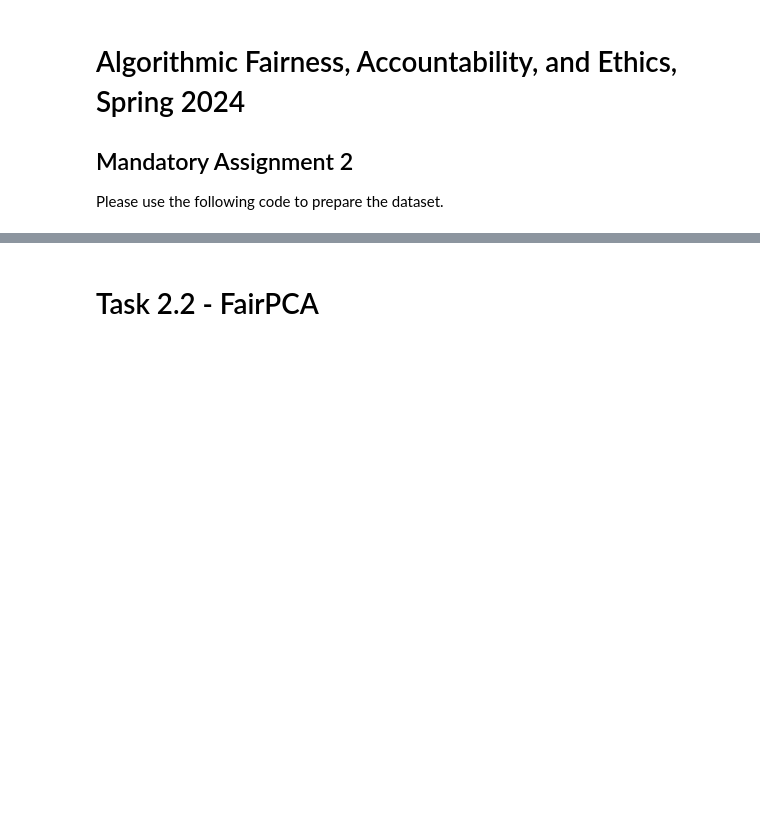
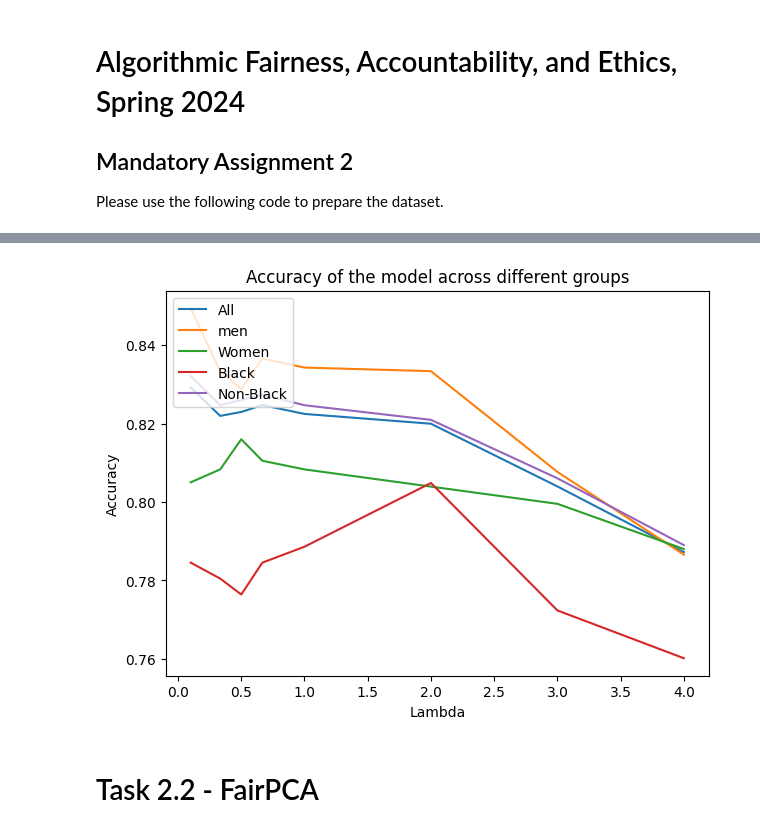
Before and after one commit to hugzito/AF2, a Jupyter notebook: afae24-assignment-02-template.ipynb, the cells around one changed output, grey strips where cells are left out. Saved outputs shown, nothing was run; the diff lists cells and outputs as text; code cells hidden in the pictures; blank space fills up the shorter version.

```diff
--- a/afae24-assignment-02-template.ipynb
+++ b/afae24-assignment-02-template.ipynb
@@ -146,4 +211,7 @@ print(features1['SEX_Female'].value_counts()/len(features1))
 # %%
+scaler = StandardScaler()
+X_train = pd.DataFrame(data = scaler.fit_transform(X_train), columns = X_train.columns, index = X_train.index)
+X_test = pd.DataFrame(data=scaler.transform(X_test), columns=X_test.columns, index=X_test.index)
 Xs_train_p = X_train.values[:, 54:]
 Xs_test_p = X_test.values[:, 54:]
 Xs_train_np = X_train.values[:, :54]
@@ -166,14 +234,17 @@ def debias_features(Xs_np, Xs_p, lambda_param=0.7):
 
     # Return debiased nonprotected features
     return Xs_np_debiased
+
+
 accuracies_all = []
 accuracies_sex_1 = []
 accuracies_sex_2 = []
 accuracies_race_1 = []
 accuracies_race_2 = []
 protected_cols = ['RAC1P_Black or African American alone', 'SEX_Female']
+pipe = Pipeline(steps=[('classifier', gbc)])
 
-for idx, i in enumerate([0.1, 1/3, 0.5, 2/3, 1]):
+for idx, i in enumerate([0.1, 1/3, 0.5, 2/3, 1, 2, 3, 4]):
     X_train_unprotected_debiased = debias_features(Xs_train_np, Xs_train_p, i)
     X_train_debiased = np.concatenate([X_train_unprotected_debiased, Xs_train_p], axis=1)
     # Compute correlation matrix
@@ -186,15 +257,14 @@ for idx, i in enumerate([0.1, 1/3, 0.5, 2/3, 1]):
             corr_ = np.nan_to_num(corr_, 0)
 
     # Plot correlations with protected features
-    plt.figure(idx, figsize=(4,15))
-    sns.heatmap(corr_[:,54:], cmap="bwr", xticklabels=features.columns[54:], yticklabels=features.columns, vmin=-1, vmax=1)
-    plt.title("Pearson's Correlation Coeff between SEX and other variables (Masked by p value)")
-    plt.show()
+    # plt.figure(idx, figsize=(4,15))
+    # sns.heatmap(corr_[:,54:], cmap="bwr", xticklabels=features.columns[54:], yticklabels=features.columns, vmin=-1, vmax=1)
+    # plt.title("Pearson's Correlation Coeff between SEX and other variables (Masked by p value)")
+    # plt.show()
     # Train a classifier on the debiased data for each group
-    gbc.fit(X_train_debiased, y_train)
-    probs = gbc.predict_proba(X_test)[:, 1]
-    fpr, tpr, thresholds = roc_curve(y_test, probs)
-    accuracy = accuracy_score(y_test, probs > 0.5)
+    pipe.fit(X_train_debiased, y_train)
+    preds = pipe.predict(X_test)
+    accuracy = accuracy_score(y_test, preds)
     accuracies_all.append(accuracy)
     X_test_women = X_test[X_test['SEX_Female'] > 0]
     X_test_men = X_test[X_test['SEX_Female'] < 0]
@@ -204,13 +274,13 @@ for idx, i in enumerate([0.1, 1/3, 0.5, 2/3, 1]):
     X_test_non_black = X_test[X_test['RAC1P_Black or African American alone'] < 0]
     y_test_black = y_test.loc[X_test_black.index]
     y_test_non_black = y_test.loc[X_test_non_black.index]
-    accuracies_race_1.append(accuracy_score(y_test_black, gbc.predict(X_test_black)))
-    accuracies_race_2.append(accuracy_score(y_test_non_black, gbc.predict(X_test_non_black)))
-    accuracies_sex_1.append(accuracy_score(y_test_women, gbc.predict(X_test_women)))
-    accuracies_sex_2.append(accuracy_score(y_test_men, gbc.predict(X_test_men)))
+    accuracies_race_1.append(accuracy_score(y_test_black, pipe.predict(X_test_black)))
+    accuracies_race_2.append(accuracy_score(y_test_non_black, pipe.predict(X_test_non_black)))
+    accuracies_sex_1.append(accuracy_score(y_test_women, pipe.predict(X_test_women)))
+    accuracies_sex_2.append(accuracy_score(y_test_men, pipe.predict(X_test_men)))
 # %%
 stats = pd.DataFrame()
-stats.index = [0.1, 1/3, 0.5, 2/3, 1]
+stats.index = [0.1, 1/3, 0.5, 2/3, 1, 2, 3, 4]
 stats['All'] = accuracies_all
 stats['Women'] = accuracies_sex_1
 stats['Men'] = accuracies_sex_2
@@ -223,10 +289,19 @@ stats['Non-Black'] = accuracies_race_2
 # %%
-plt.figure(figsize=(10, 5))
+### Build model using de-correlation effect from https://dl.acm.org/doi/10.1145/3375627.3375864
+plt.figure(figsize=(7, 5))
 sns.lineplot(data=stats, x = stats.index, y = stats['All'], label = 'All', markers=True)
 sns.lineplot(data=stats, x = stats.index, y = 'Men', label = 'men', markers=True)
 sns.lineplot(data=stats, x = stats.index, y = 'Women', label = 'Women', markers=True)
 sns.lineplot(data=stats, x = stats.index, y = 'Black', label = 'Black', markers=True)
 sns.lineplot(data=stats, x = stats.index, y = 'Non-Black', label = 'Non-Black', markers=True)
+plt.title("Accuracy of the model across different groups")
+plt.xlabel("Lambda")
+plt.ylabel("Accuracy")
+# move legend to upper left
+plt.legend(loc='upper left')
+plt.show()
+# %% [output]
+[figure, added]
 # %% [markdown]
 # Task 2.2 - FairPCA
 # %% [markdown]
```
Also changed, not shown: parts of 6 cells of this notebook.
